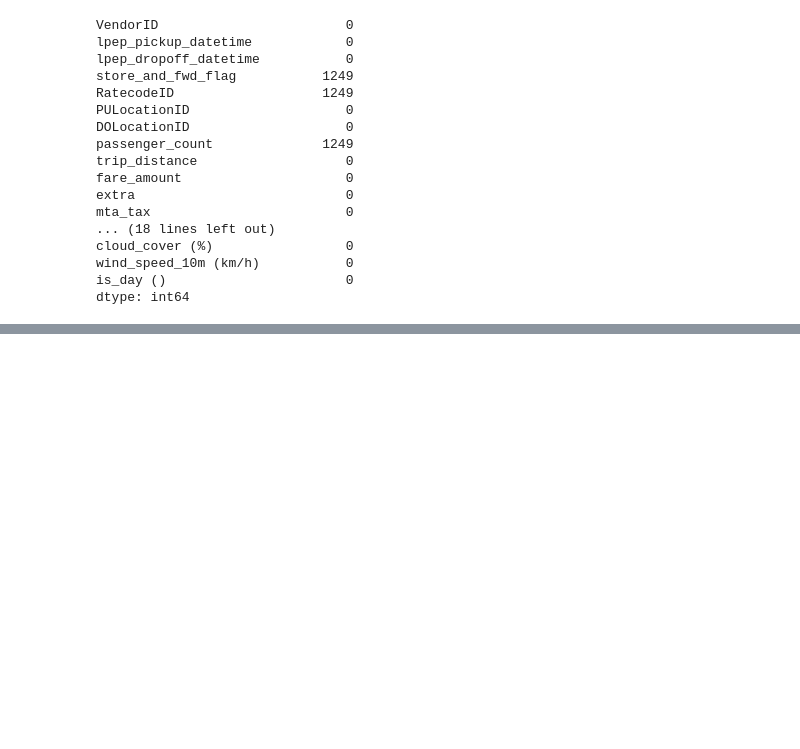
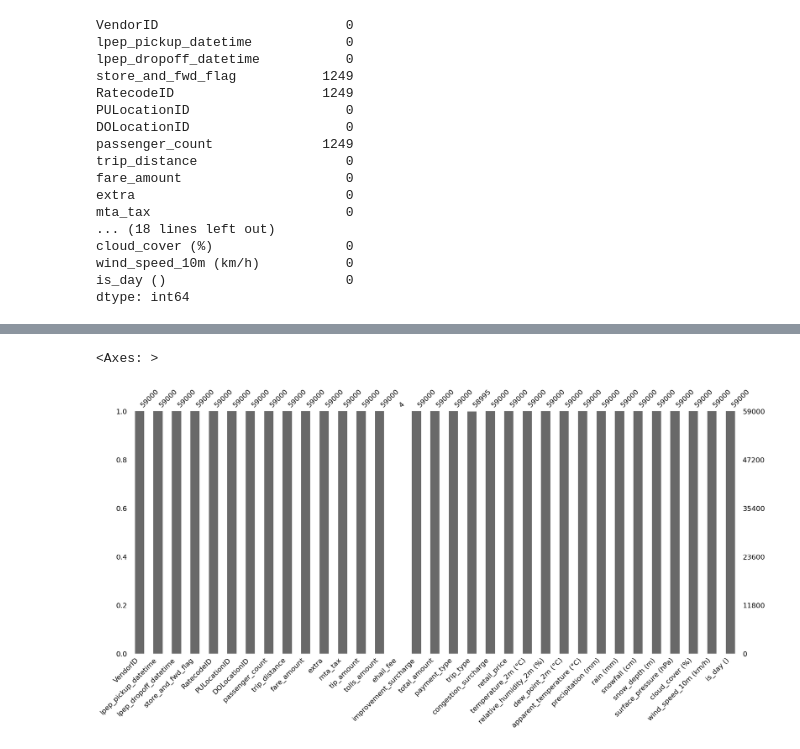
Before and after one commit to mklimek001/data-exploration, a Jupyter notebook: merge_nyc_with_weather_and_oil_prices.ipynb, the cells around one changed output, grey strips where cells are left out. Saved outputs shown, nothing was run; the diff lists cells and outputs as text; code cells hidden in the pictures; blank space fills up the shorter version.

```diff
--- a/merge_nyc_with_weather_and_oil_prices.ipynb
+++ b/merge_nyc_with_weather_and_oil_prices.ipynb
@@ -277,0 +367,7 @@ memory usage: 1.5+ MB
+# %%
+import missingno as msno
+
+msno.bar(choosen_df)
+# %% [output]
+<Axes: >
+[figure, added]
```
Also changed, not shown: parts of 31 cells of this notebook.
